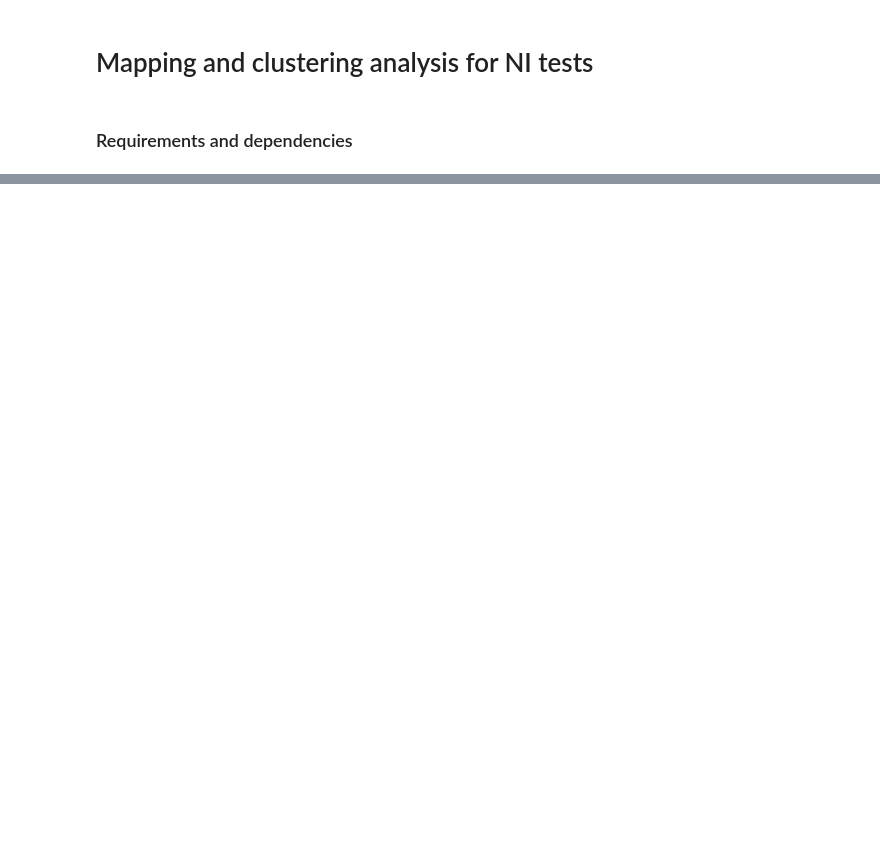
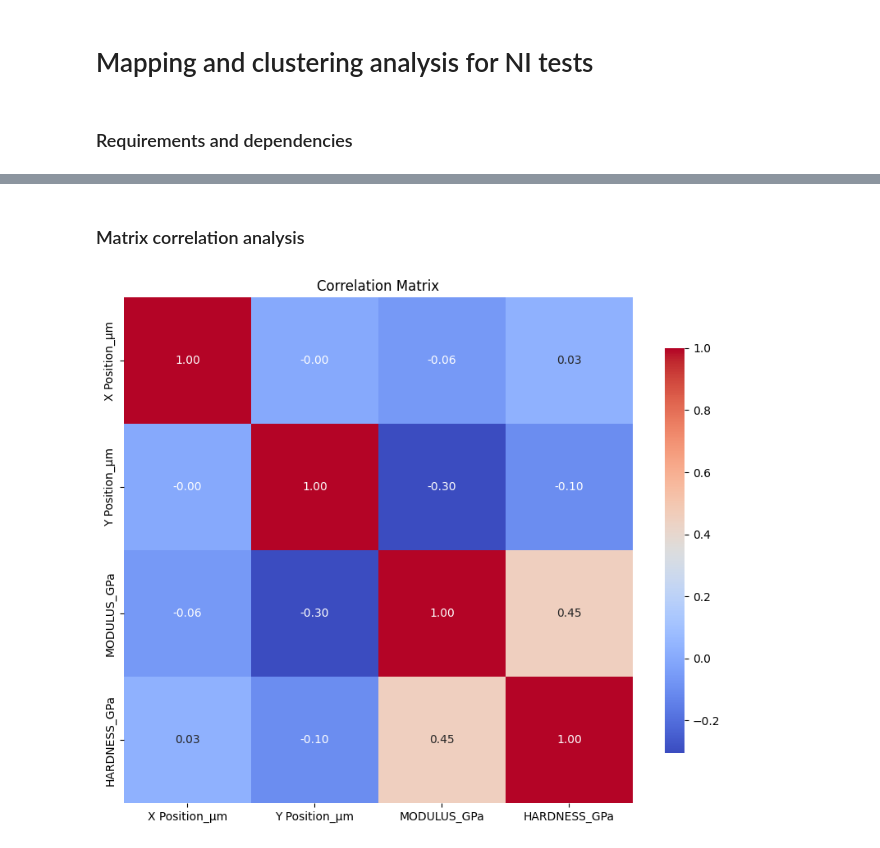
Before and after one commit to DavidMercier/Indentation2025, a Jupyter notebook: Atelier1_ML-Clustering/Clustering.ipynb, the cells around one changed output, grey strips where cells are left out. Cells and saved outputs as stored; diff of their text form; code cells hidden in the pictures; blank space fills up the shorter version.

Commit message:
added datasets + Jupiter Ipynb for clustering + results

```diff
--- a/Atelier1_ML-Clustering/Clustering.ipynb
+++ b/Atelier1_ML-Clustering/Clustering.ipynb
@@ -249,0 +24,13 @@ Cluster data successfully saved to C:\github\ICME-OoCTO\MLforMultiphaseMaterials
+# %%
+# Sample 1
+sampleNames = ['Ni_SiC']
+file_paths = [Path(r"C:\Users\dmercier\OneDrive - ANSYS, Inc\Documents\GitHub\Indentation2025\Atelier1_ML-Clustering\Dataset\Ni_SiC\MTS_example1_25x25.xls")]
+sheet_name = 'Sample'
+
+# Sample 2
+sampleNames = ['HSS-Steel_Carbides']
+file_paths = [Path(r"C:\Users\dmercier\OneDrive - ANSYS, Inc\Documents\GitHub\Indentation2025\Atelier1_ML-Clustering\Dataset\HSS_Steel_Carbides\MTS_example1_25x25_flower.xls")]
+sheet_name = 'Sample'
+
+# Result directory
+result_dir = Path(r"C:\Users\dmercier\OneDrive - ANSYS, Inc\Documents\GitHub\Indentation2025\Atelier1_ML-Clustering\Results")
@@ -249,0 +146,11 @@ Cluster data successfully saved to C:\github\ICME-OoCTO\MLforMultiphaseMaterials
+# %% [markdown]
+### Matrix correlation analysis
+# %%
+# Plot matrix correlation
+plt.figure(figsize=(10, 8))
+sns.heatmap(data.corr(), annot=True, fmt=".2f", cmap='coolwarm', cbar_kws={"shrink": .8})
+plt.title('Correlation Matrix')
+plt.savefig('correlation_matrix.png')
+plt.show()
+# %% [output]
+[figure, added]
```
Also changed, not shown: parts of 23 cells of this notebook, 35 other files.
